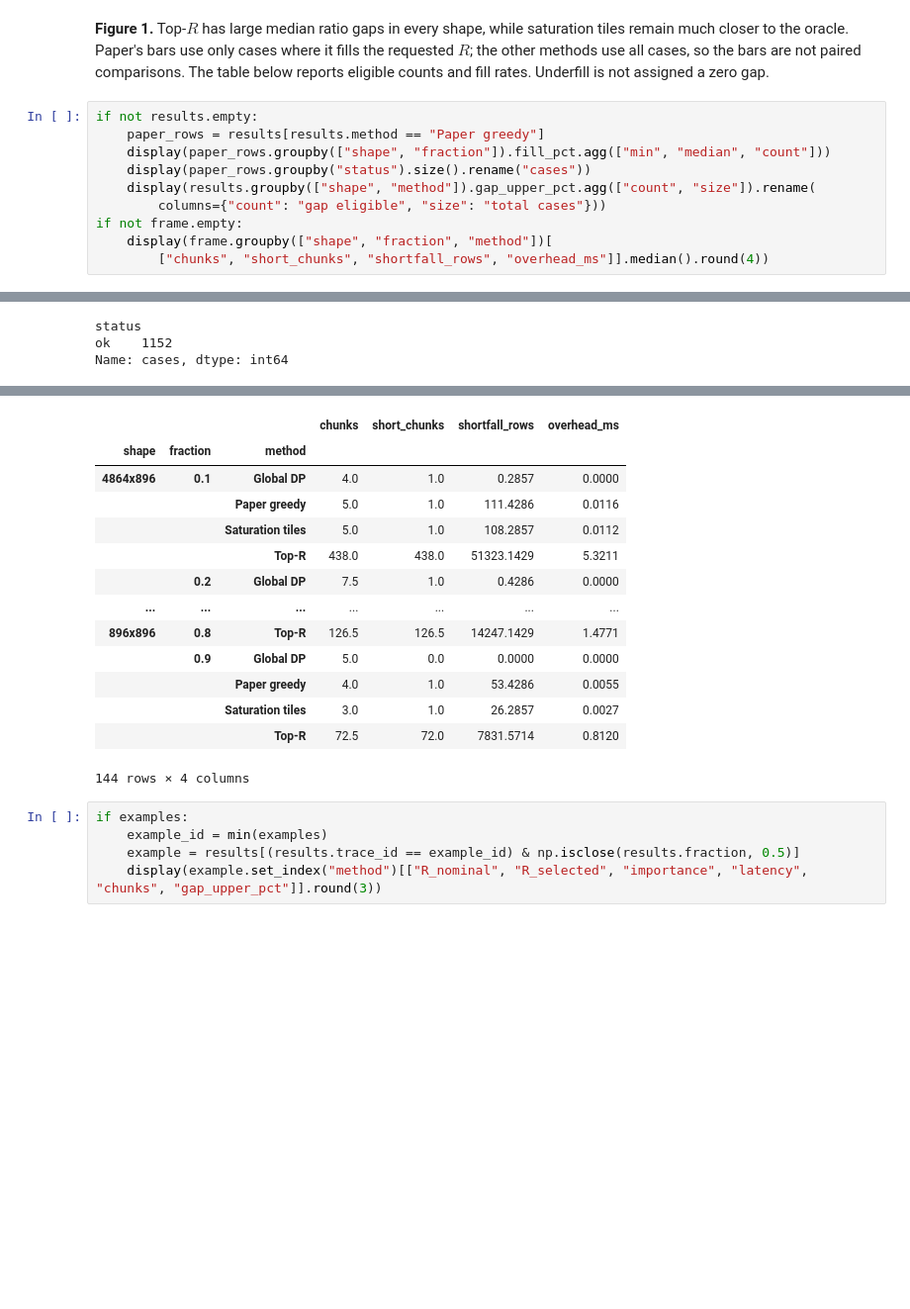
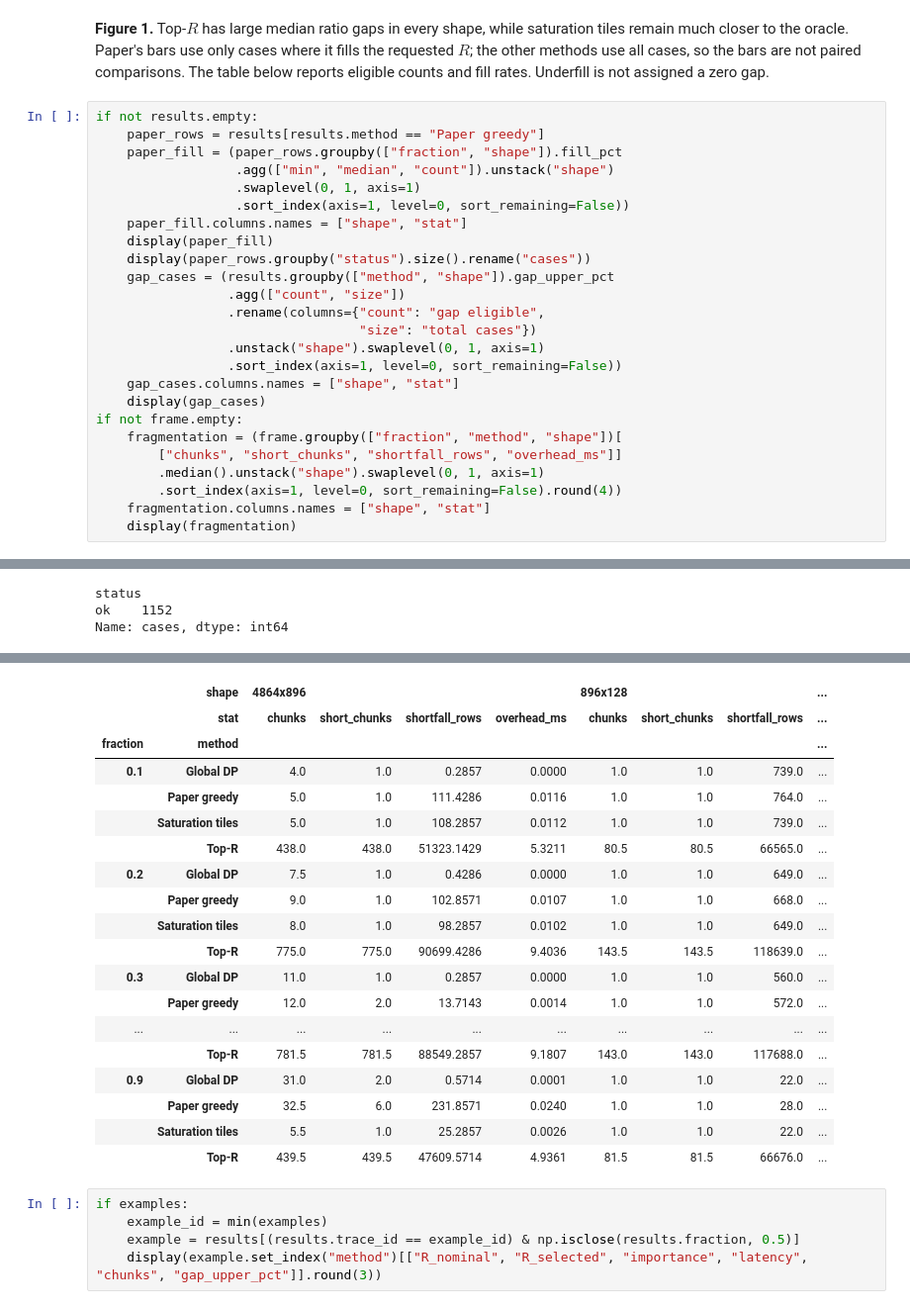
Before and after one commit to yabsed/vlm-in-flash, a Jupyter notebook: conclusion/python/results/02/02_global_oracle.ipynb, the cells around one changed output, grey strips where cells are left out. Shown at 99% size. Cells and saved outputs as stored; diff of their text form; blank space fills up the shorter version.

```diff
--- a/conclusion/python/results/02/02_global_oracle.ipynb
+++ b/conclusion/python/results/02/02_global_oracle.ipynb
@@ -479,11 +479,26 @@ if not frame.empty:
 # %%
 if not results.empty:
     paper_rows = results[results.method == "Paper greedy"]
-    display(paper_rows.groupby(["shape", "fraction"]).fill_pct.agg(["min", "median", "count"]))
+    paper_fill = (paper_rows.groupby(["fraction", "shape"]).fill_pct
+                  .agg(["min", "median", "count"]).unstack("shape")
+                  .swaplevel(0, 1, axis=1)
+                  .sort_index(axis=1, level=0, sort_remaining=False))
+    paper_fill.columns.names = ["shape", "stat"]
+    display(paper_fill)
     display(paper_rows.groupby("status").size().rename("cases"))
-    display(results.groupby(["shape", "method"]).gap_upper_pct.agg(["count", "size"]).rename(
-        columns={"count": "gap eligible", "size": "total cases"}))
+    gap_cases = (results.groupby(["method", "shape"]).gap_upper_pct
+                 .agg(["count", "size"])
+                 .rename(columns={"count": "gap eligible",
+                                  "size": "total cases"})
+                 .unstack("shape").swaplevel(0, 1, axis=1)
+                 .sort_index(axis=1, level=0, sort_remaining=False))
+    gap_cases.columns.names = ["shape", "stat"]
+    display(gap_cases)
 if not frame.empty:
-    display(frame.groupby(["shape", "fraction", "method"])[
-        ["chunks", "short_chunks", "shortfall_rows", "overhead_ms"]].median().round(4))
+    fragmentation = (frame.groupby(["fraction", "method", "shape"])[
+        ["chunks", "short_chunks", "shortfall_rows", "overhead_ms"]]
+        .median().unstack("shape").swaplevel(0, 1, axis=1)
+        .sort_index(axis=1, level=0, sort_remaining=False).round(4))
+    fragmentation.columns.names = ["shape", "stat"]
+    display(fragmentation)
 # %% [output]
@@ -529,17 +527,22 @@ Name: cases, dtype: int64
-|  |  |  | chunks | short_chunks | shortfall_rows | overhead_ms |
-| shape | fraction | method |  |  |  |  |
-| 4864x896 | 0.1 | Global DP | 4.0 | 1.0 | 0.2857 | 0.0000 |
-|  |  | Paper greedy | 5.0 | 1.0 | 111.4286 | 0.0116 |
-|  |  | Saturation tiles | 5.0 | 1.0 | 108.2857 | 0.0112 |
-|  |  | Top-R | 438.0 | 438.0 | 51323.1429 | 5.3211 |
-|  | 0.2 | Global DP | 7.5 | 1.0 | 0.4286 | 0.0000 |
-| ... | ... | ... | ... | ... | ... | ... |
-| 896x896 | 0.8 | Top-R | 126.5 | 126.5 | 14247.1429 | 1.4771 |
-|  | 0.9 | Global DP | 5.0 | 0.0 | 0.0000 | 0.0000 |
-|  |  | Paper greedy | 4.0 | 1.0 | 53.4286 | 0.0055 |
-|  |  | Saturation tiles | 3.0 | 1.0 | 26.2857 | 0.0027 |
-|  |  | Top-R | 72.5 | 72.0 | 7831.5714 | 0.8120 |
+|  | shape | 4864x896 |  |  |  | 896x128 |  |  | ... |
+|  | stat | chunks | short_chunks | shortfall_rows | overhead_ms | chunks | short_chunks | shortfall_rows | ... |
+| fraction | method |  |  |  |  |  |  |  | ... |
+| 0.1 | Global DP | 4.0 | 1.0 | 0.2857 | 0.0000 | 1.0 | 1.0 | 739.0 | ... |
+|  | Paper greedy | 5.0 | 1.0 | 111.4286 | 0.0116 | 1.0 | 1.0 | 764.0 | ... |
+|  | Saturation tiles | 5.0 | 1.0 | 108.2857 | 0.0112 | 1.0 | 1.0 | 739.0 | ... |
+|  | Top-R | 438.0 | 438.0 | 51323.1429 | 5.3211 | 80.5 | 80.5 | 66565.0 | ... |
+| 0.2 | Global DP | 7.5 | 1.0 | 0.4286 | 0.0000 | 1.0 | 1.0 | 649.0 | ... |
+|  | Paper greedy | 9.0 | 1.0 | 102.8571 | 0.0107 | 1.0 | 1.0 | 668.0 | ... |
+|  | Saturation tiles | 8.0 | 1.0 | 98.2857 | 0.0102 | 1.0 | 1.0 | 649.0 | ... |
+|  | Top-R | 775.0 | 775.0 | 90699.4286 | 9.4036 | 143.5 | 143.5 | 118639.0 | ... |
+| 0.3 | Global DP | 11.0 | 1.0 | 0.2857 | 0.0000 | 1.0 | 1.0 | 560.0 | ... |
+|  | Paper greedy | 12.0 | 2.0 | 13.7143 | 0.0014 | 1.0 | 1.0 | 572.0 | ... |
+| ... | ... | ... | ... | ... | ... | ... | ... | ... | ... |
+|  | Top-R | 781.5 | 781.5 | 88549.2857 | 9.1807 | 143.0 | 143.0 | 117688.0 | ... |
+| 0.9 | Global DP | 31.0 | 2.0 | 0.5714 | 0.0001 | 1.0 | 1.0 | 22.0 | ... |
+|  | Paper greedy | 32.5 | 6.0 | 231.8571 | 0.0240 | 1.0 | 1.0 | 28.0 | ... |
+|  | Saturation tiles | 5.5 | 1.0 | 25.2857 | 0.0026 | 1.0 | 1.0 | 22.0 | ... |
+|  | Top-R | 439.5 | 439.5 | 47609.5714 | 4.9361 | 81.5 | 81.5 | 66676.0 | ... |
-144 rows × 4 columns
 # %%
 if examples:
     example_id = min(examples)
```
Also changed, not shown: parts of 1 cell of this notebook.
